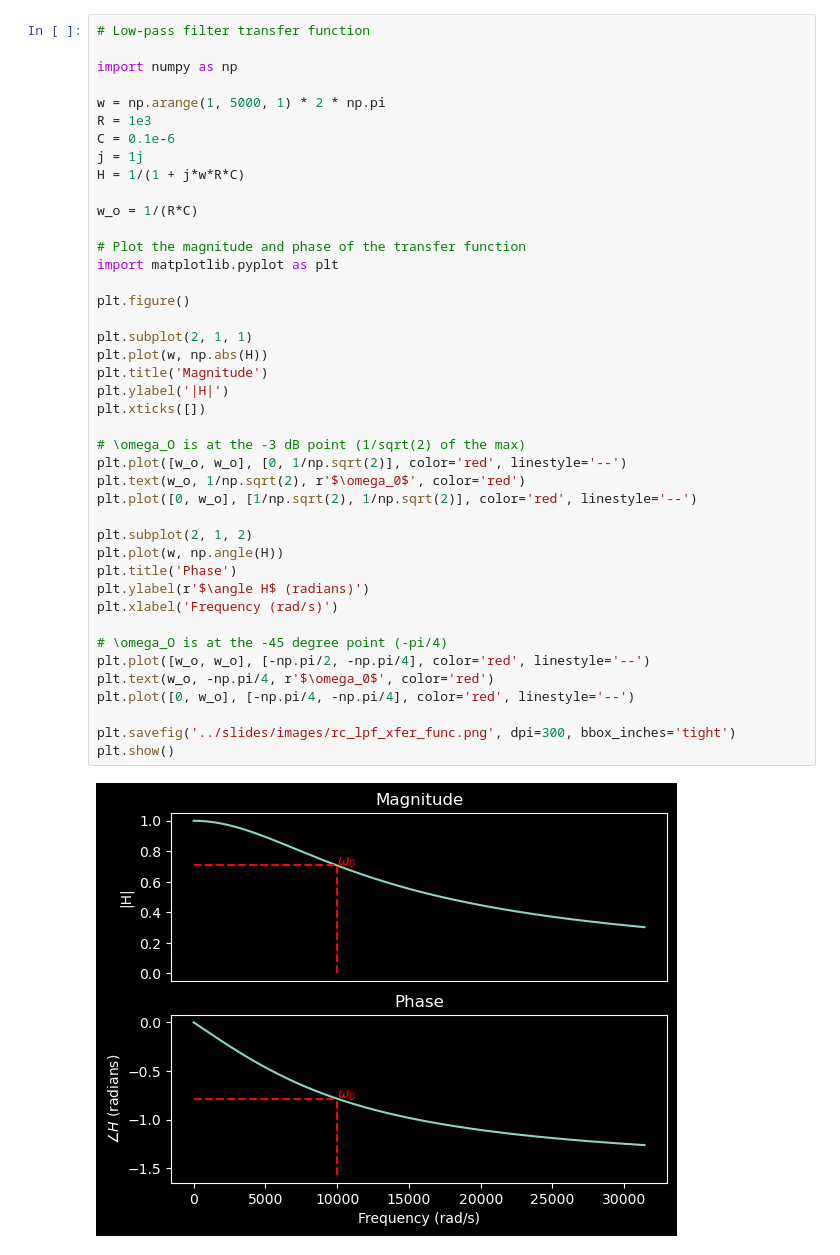
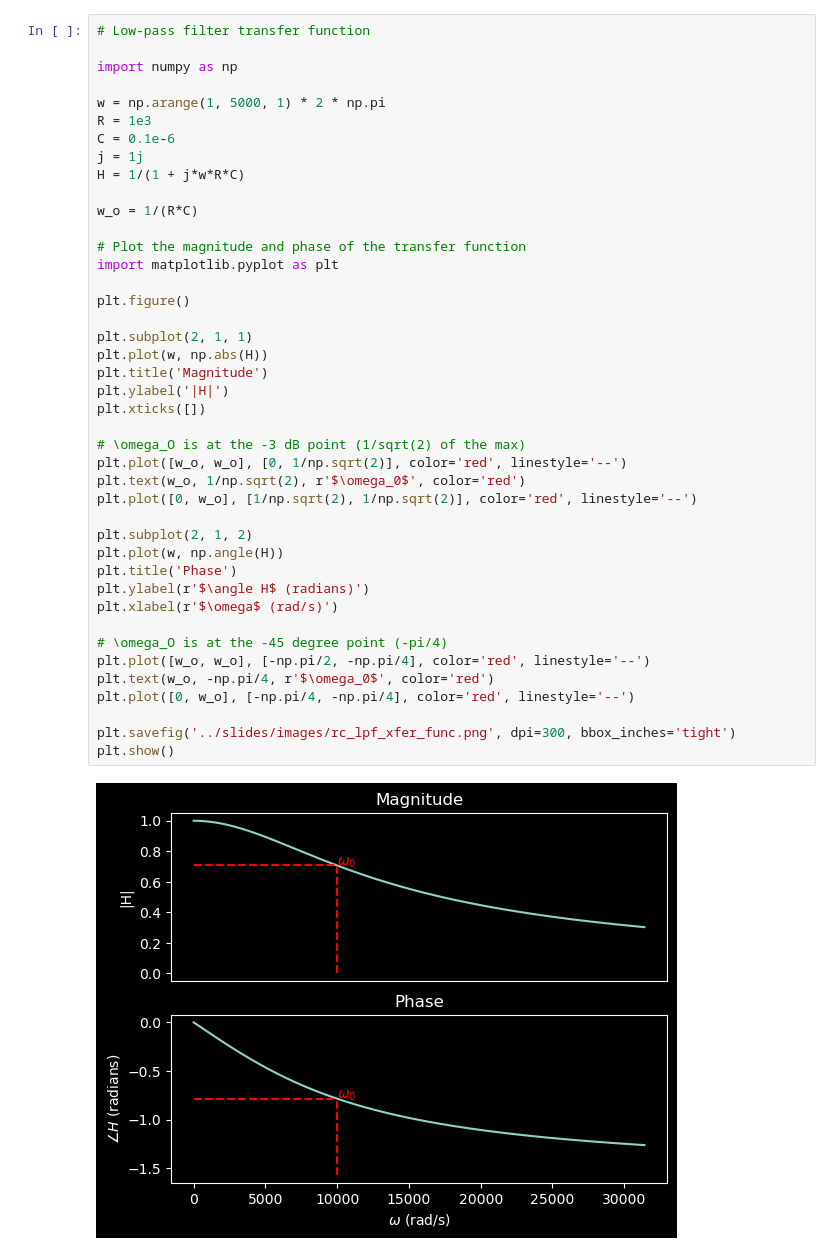
Before and after one commit to mlp6/Biomedical-Electronic-Measurements, a Jupyter notebook: notebooks/rc_lpf.ipynb, the cells around one changed output. Cells and saved outputs as stored; diff of their text form.

```diff
--- a/notebooks/rc_lpf.ipynb
+++ b/notebooks/rc_lpf.ipynb
@@ -13,32 +13,32 @@ w_o = 1/(R*C)
 
 # Plot the magnitude and phase of the transfer function
 import matplotlib.pyplot as plt
 
 plt.figure()
 
 plt.subplot(2, 1, 1)
 plt.plot(w, np.abs(H))
 plt.title('Magnitude')
 plt.ylabel('|H|')
 plt.xticks([])
 
 # \omega_O is at the -3 dB point (1/sqrt(2) of the max)
 plt.plot([w_o, w_o], [0, 1/np.sqrt(2)], color='red', linestyle='--')
 plt.text(w_o, 1/np.sqrt(2), r'$\omega_0$', color='red')
 plt.plot([0, w_o], [1/np.sqrt(2), 1/np.sqrt(2)], color='red', linestyle='--')
 
 plt.subplot(2, 1, 2)
 plt.plot(w, np.angle(H))
 plt.title('Phase')
 plt.ylabel(r'$\angle H$ (radians)')
-plt.xlabel('Frequency (rad/s)')
+plt.xlabel(r'$\omega$ (rad/s)')
 
 # \omega_O is at the -45 degree point (-pi/4)
 plt.plot([w_o, w_o], [-np.pi/2, -np.pi/4], color='red', linestyle='--')
 plt.text(w_o, -np.pi/4, r'$\omega_0$', color='red')
 plt.plot([0, w_o], [-np.pi/4, -np.pi/4], color='red', linestyle='--')
 
 plt.savefig('../slides/images/rc_lpf_xfer_func.png', dpi=300, bbox_inches='tight')
 plt.show()
 # %% [output]
-[figure, old version]
+[figure, new version]
```
Also changed, not shown: 1 other file.
